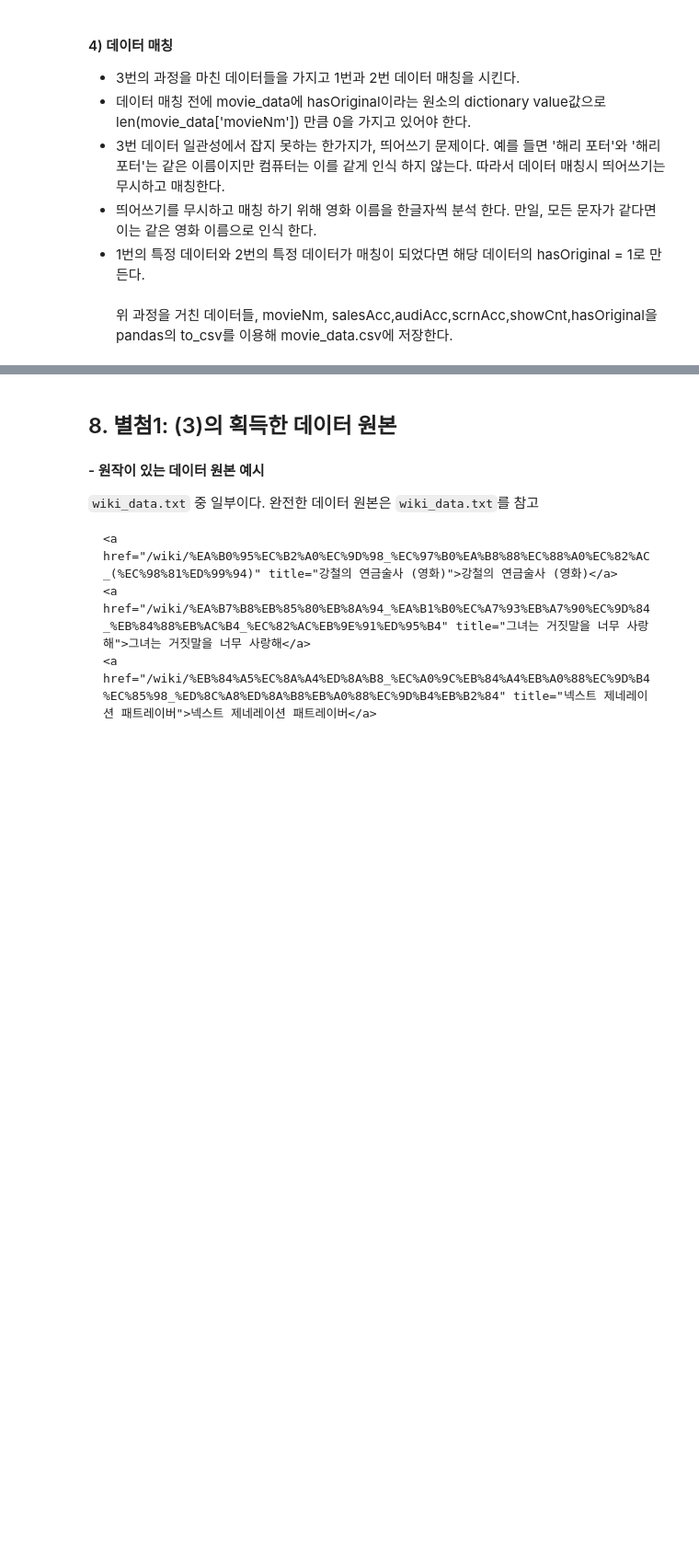
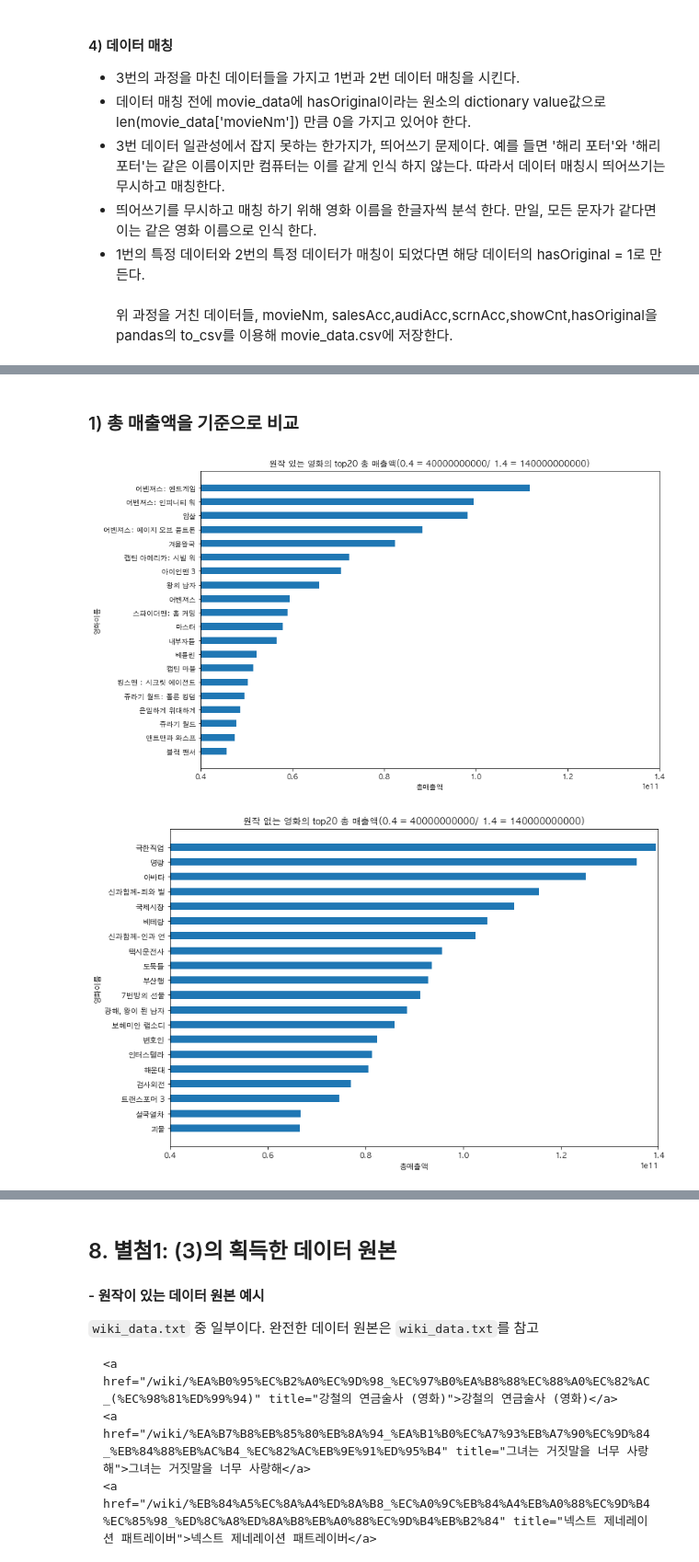
Before and after one commit to kathryn-choi/movie_data_analysis, a Jupyter notebook: main.ipynb, the cells around one changed output, grey strips where cells are left out. Shown: that part at 92% size. Cells and saved outputs as stored; diff of their text form; code cells hidden in the pictures; blank space fills up the shorter version.

```diff
--- a/main.ipynb
+++ b/main.ipynb
@@ -78,0 +74,18 @@ selector example :  ``#mw-pages > div > div > div > ul > li > a`` <br>
+# %%
+%matplotlib inline
+from matplotlib import pyplot as plt
+import pandas as pd
+from matplotlib import rc
+import numpy as np
+
+#차트에 한국어를 출력한다
+rc('font', family='AppleGothic')
+plt.rcParams['axes.unicode_minus'] = False
+
+#movie_data 파일을 읽어 온다
+movielist = pd.read_csv('movie_data.csv', encoding='utf-8')
+has_original = movielist[movielist['hasOriginal']==1]
+no_original = movielist[movielist['hasOriginal']==0]
+
+print("원작 있는 영화 갯수: ",len(has_original))
+print("원작 없는 영화 갯수: ",len(no_original))
@@ -78,0 +103,56 @@ selector example :  ``#mw-pages > div > div > div > ul > li > a`` <br>
+# %% [markdown]
+### 1) 총 매출액을 기준으로 비교
+# %%
+#총 매출액 기준으로 정렬한다
+has_original = has_original.sort_values(["salesAcc"], ascending=[False])
+no_original = no_original.sort_values(["salesAcc"], ascending=[False])
+
+selected_has_original = (has_original[["movieNm","salesAcc"]])[:20].sort_values("salesAcc")
+selected_no_original = (no_original[["movieNm","salesAcc"]])[:20].sort_values("salesAcc")
+
+
+#원작 있는 영화 Top20의 총 매출액을 bar 그래프로 그린다
+fig = plt.figure(figsize=(12, 8))
+ax = fig.add_subplot(111)
+y = np.arange(20)
+rects = plt.barh(y, selected_has_original["salesAcc"], height=0.5)
+plt.yticks(y, selected_has_original["movieNm"])
+plt.xlim(40000000000,  140000000000)
+plt.xlabel('총매출액')
+plt.ylabel('영화이름')
+plt.title('원작 있는 영화의 top20 총 매출액(0.4 = 40000000000/ 1.4 = 140000000000)')
+plt.show()
+
+#원작 없는 영화 Top20의 총 매출액을 bar 그래프로 그린다
+fig = plt.figure(figsize=(12, 8))
+ax = fig.add_subplot(111)
+y = np.arange(20)
+rects = plt.barh(y, selected_no_original["salesAcc"], height=0.5)
+plt.yticks(y, selected_no_original["movieNm"])
+plt.xlim(40000000000,  140000000000)
+plt.xlabel('총매출액')
+plt.ylabel('영화이름')
+plt.title('원작 없는 영화의 top20 총 매출액(0.4 = 40000000000/ 1.4 = 140000000000)')
+plt.show()
+
+
+#둘의 비교를 위해 영화 이름을 제외 하고 랭크 순으로 비교 한다.
+rank = []
+
+for i in range (1,21):
+    rank.append(str(21-i)+'위')
+
+fig = plt.figure(figsize=(12, 8))
+ax = fig.add_subplot(111)
+y = np.arange(20)
+plt.barh(y-0.2, selected_has_original["salesAcc"], label='원작 있는 영화', height=0.4, color='#ff6600')
+plt.barh(y+0.2, selected_no_original["salesAcc"], label='원작 없는 영화', height=0.4, color='#0066ff')
+plt.yticks(y, rank)
+plt.xlim(40000000000,  140000000000)
+plt.xlabel('총매출액')
+plt.ylabel('영화랭킹')
+plt.title('top20 총 매출액 비교 (0.4 = 400억원/ 1.4 = 1400억원)')
+plt.show()
+# %% [output]
+[figure, added]
+[figure, added]
```
Also changed, not shown: parts of 16 cells of this notebook, 1 other file.
